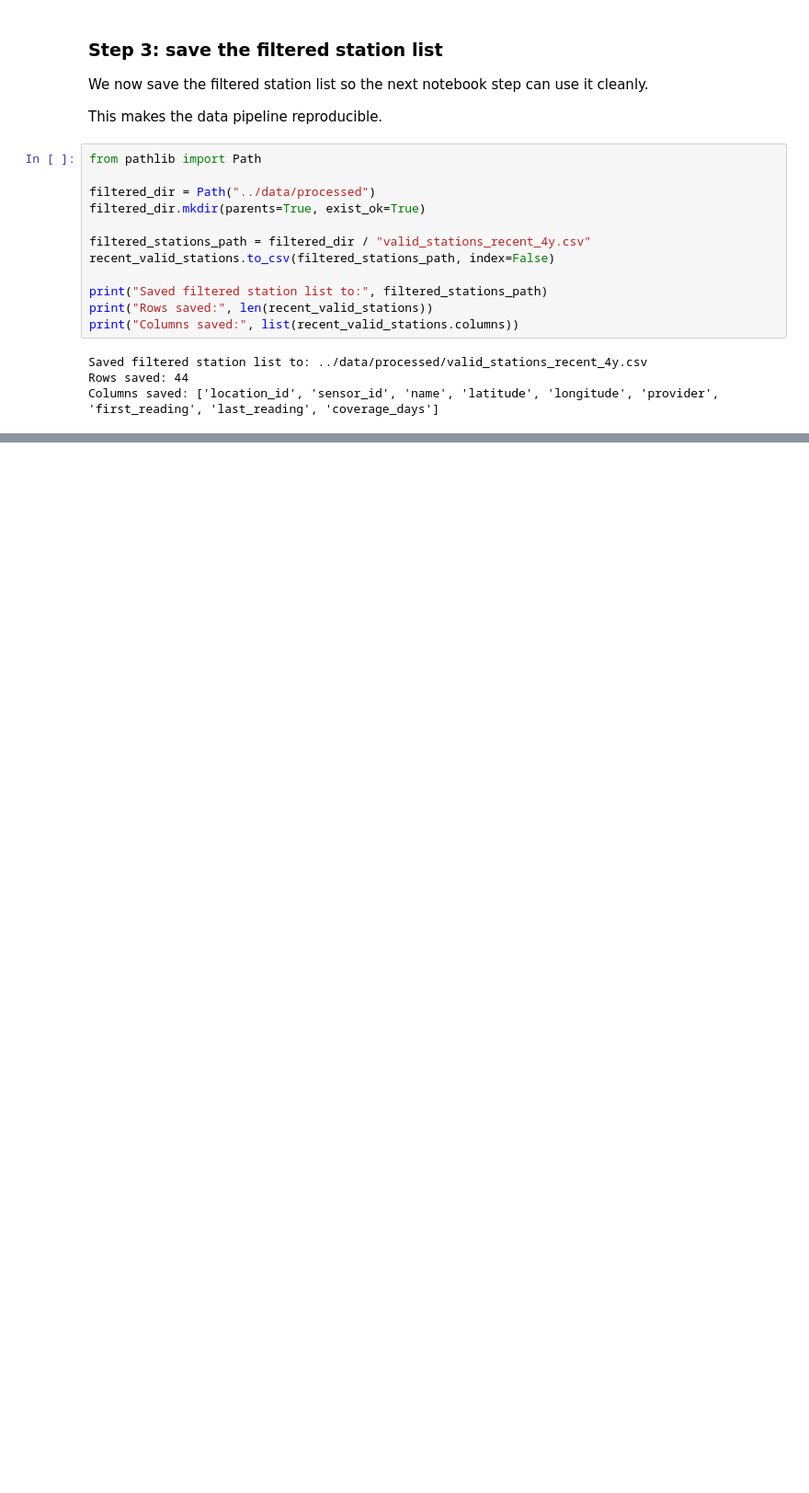
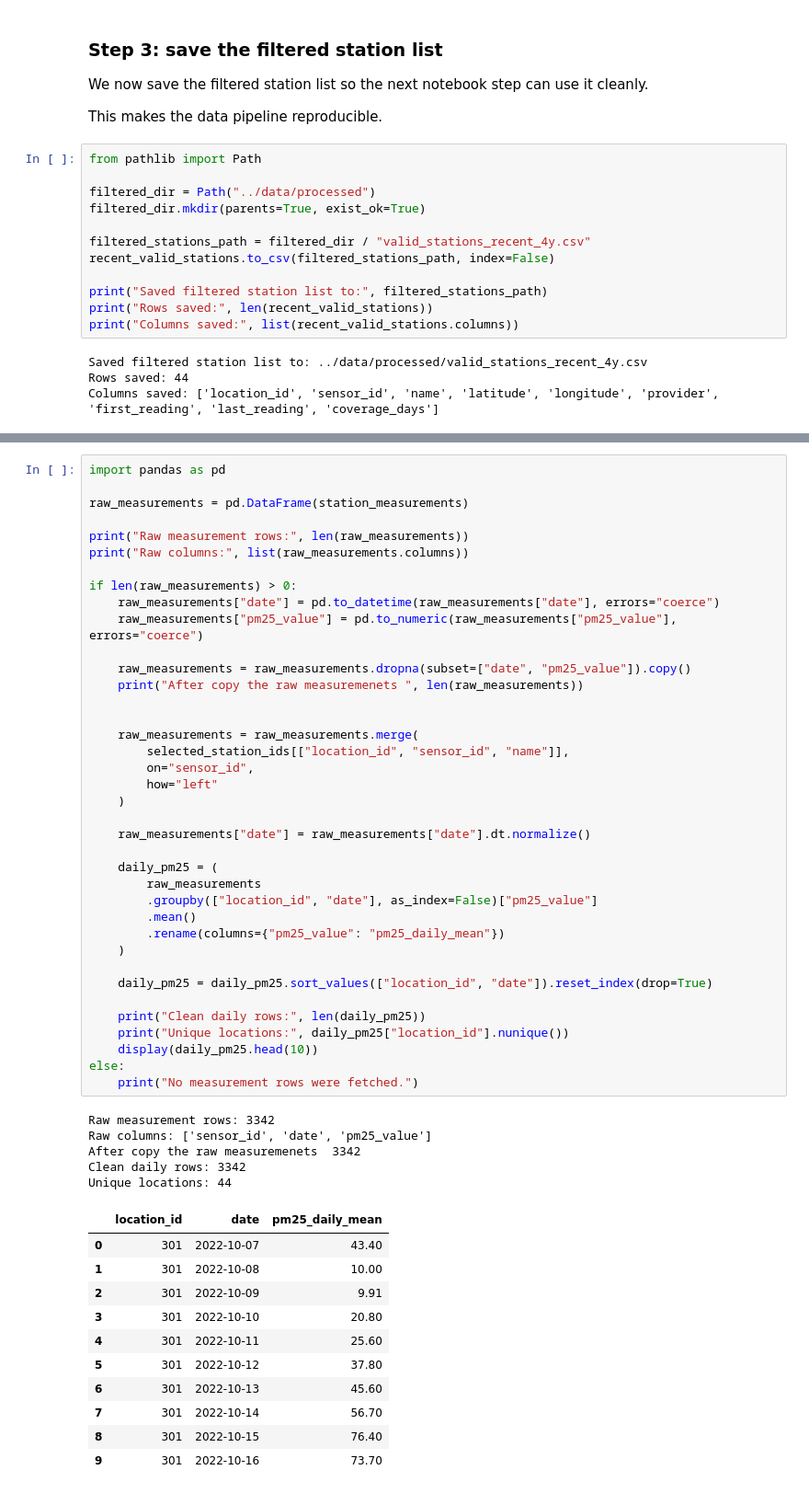
Before and after one commit to coderkali/machine_learning, a Jupyter notebook: 18_Projects/01_Delhi_Air_Forecast/notebooks/03_station_cleanup.ipynb, the cells around one changed output, grey strips where cells are left out. Shown at 92% size. Drawn from its saved outputs; the diff is of its cells as text; blank space fills up the shorter version.

Commit message:
Cleanup Activity added

```diff
--- a/18_Projects/01_Delhi_Air_Forecast/notebooks/03_station_cleanup.ipynb
+++ b/18_Projects/01_Delhi_Air_Forecast/notebooks/03_station_cleanup.ipynb
@@ -155,0 +395,55 @@ Columns saved: ['location_id', 'sensor_id', 'name', 'latitude', 'longitude', 'pr
+# %%
+import pandas as pd
+
+raw_measurements = pd.DataFrame(station_measurements)
+
+print("Raw measurement rows:", len(raw_measurements))
+print("Raw columns:", list(raw_measurements.columns))
+
+if len(raw_measurements) > 0:
+    raw_measurements["date"] = pd.to_datetime(raw_measurements["date"], errors="coerce")
+    raw_measurements["pm25_value"] = pd.to_numeric(raw_measurements["pm25_value"], errors="coerce")
+
+    raw_measurements = raw_measurements.dropna(subset=["date", "pm25_value"]).copy()
+    print("After copy the raw measuremenets ", len(raw_measurements))
+
+
+    raw_measurements = raw_measurements.merge(
+        selected_station_ids[["location_id", "sensor_id", "name"]],
+        on="sensor_id",
+        how="left"
+    )
+
+    raw_measurements["date"] = raw_measurements["date"].dt.normalize()
+
+    daily_pm25 = (
+        raw_measurements
+        .groupby(["location_id", "date"], as_index=False)["pm25_value"]
+        .mean()
+        .rename(columns={"pm25_value": "pm25_daily_mean"})
+    )
+
+    daily_pm25 = daily_pm25.sort_values(["location_id", "date"]).reset_index(drop=True)
+
+    print("Clean daily rows:", len(daily_pm25))
+    print("Unique locations:", daily_pm25["location_id"].nunique())
+    display(daily_pm25.head(10))
+else:
+    print("No measurement rows were fetched.")
+# %% [output]
+Raw measurement rows: 3342
+Raw columns: ['sensor_id', 'date', 'pm25_value']
+After copy the raw measuremenets  3342
+Clean daily rows: 3342
+Unique locations: 44
+|  | location_id | date | pm25_daily_mean |
+| 0 | 301 | 2022-10-07 | 43.40 |
+| 1 | 301 | 2022-10-08 | 10.00 |
+| 2 | 301 | 2022-10-09 | 9.91 |
+| 3 | 301 | 2022-10-10 | 20.80 |
+| 4 | 301 | 2022-10-11 | 25.60 |
+| 5 | 301 | 2022-10-12 | 37.80 |
+| 6 | 301 | 2022-10-13 | 45.60 |
+| 7 | 301 | 2022-10-14 | 56.70 |
+| 8 | 301 | 2022-10-15 | 76.40 |
+| 9 | 301 | 2022-10-16 | 73.70 |
```
Also changed, not shown: parts of 11 cells of this notebook.
